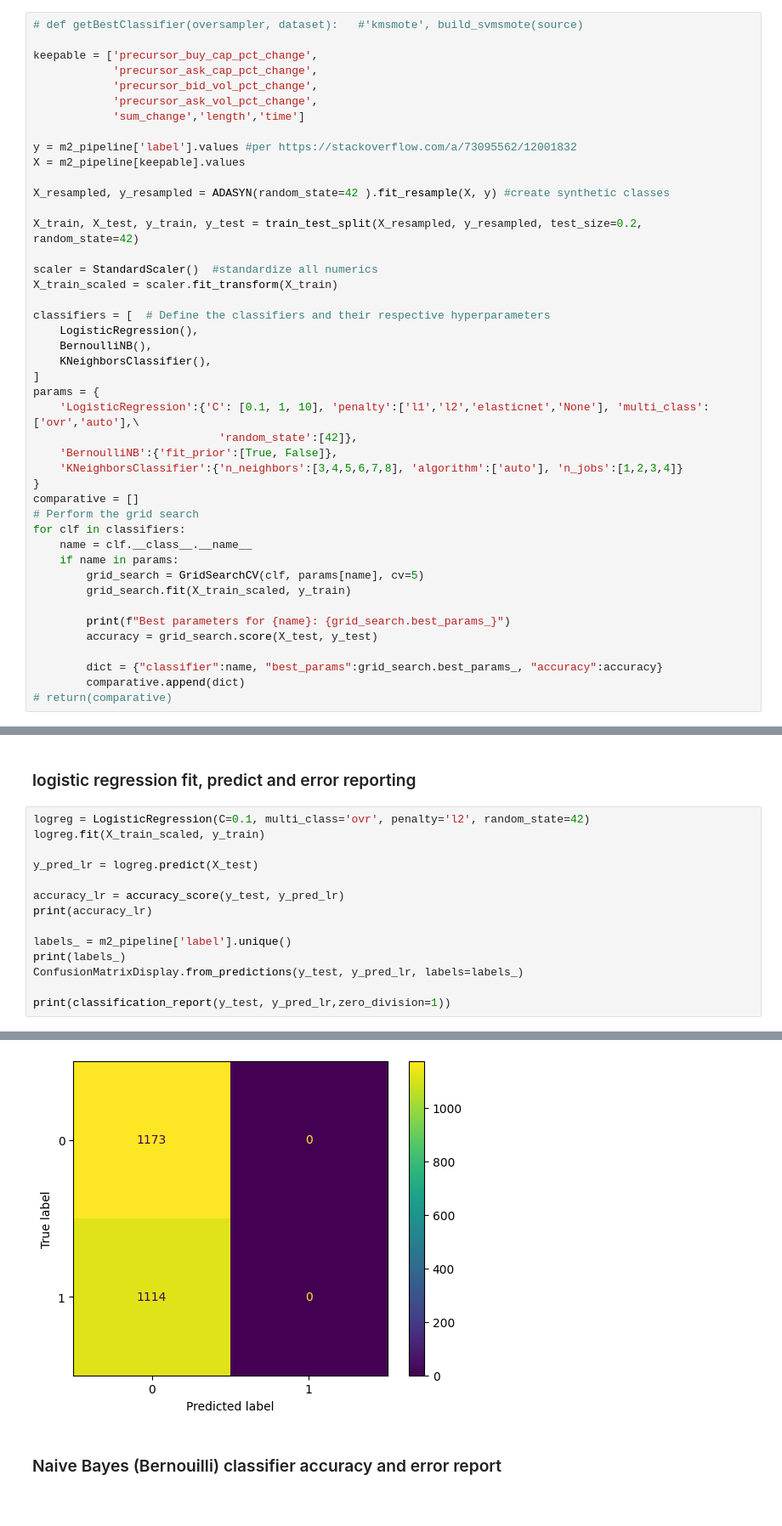
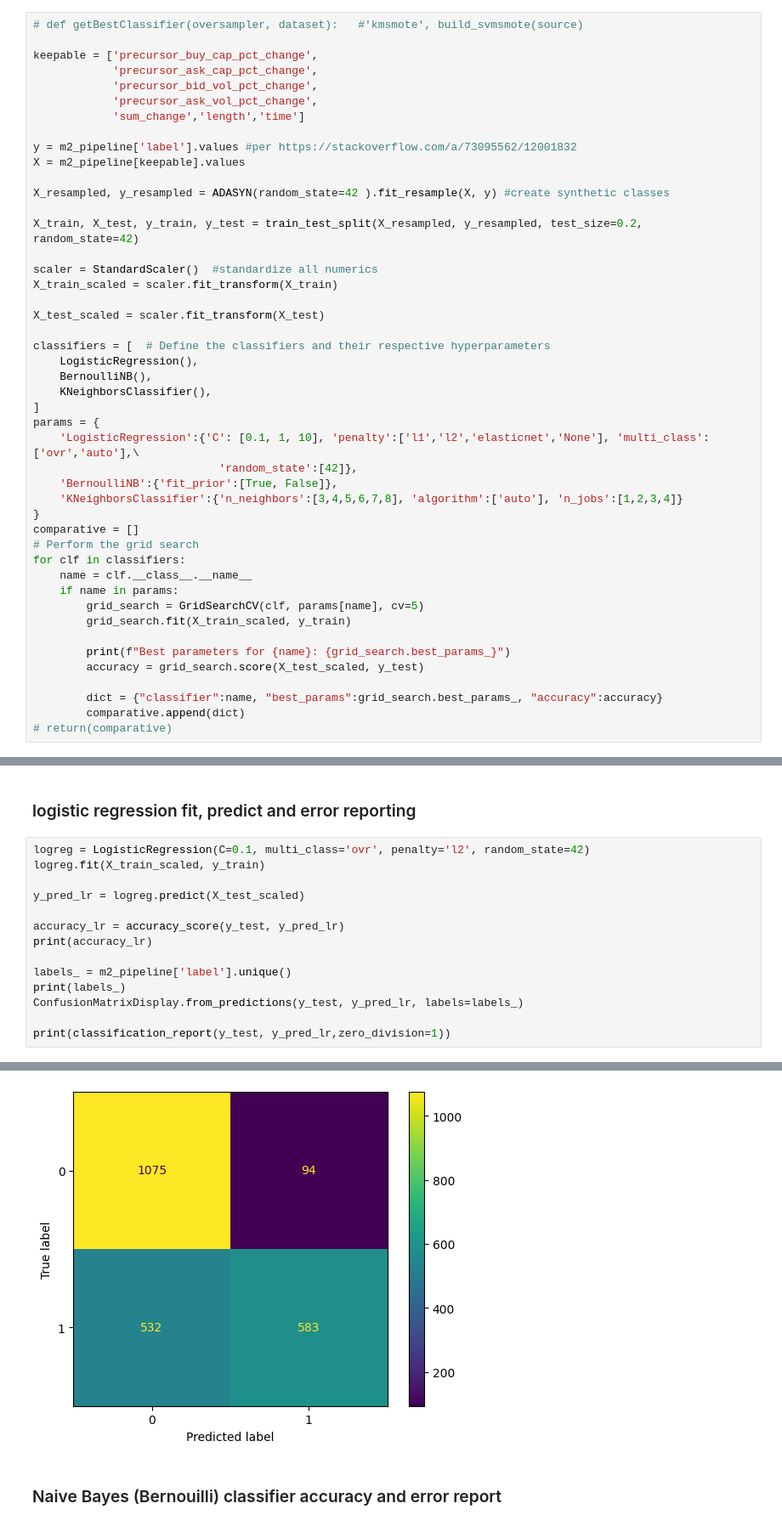
Before and after one commit to stefanbund/grus-code, a Jupyter notebook: ver5-ordinal-binning-grid-searches/4 -- SMOTE data, binary bins no cluster/build_SMOTE.ipynb, the cells around one changed output, grey strips where cells are left out. Shown: that part at 85% size. Cells and saved outputs as stored; diff of their text form.

```diff
--- a/ver5-ordinal-binning-grid-searches/4 -- SMOTE data, binary bins no cluster/build_SMOTE.ipynb
+++ b/ver5-ordinal-binning-grid-searches/4 -- SMOTE data, binary bins no cluster/build_SMOTE.ipynb
@@ -178,6 +178,8 @@ X_train, X_test, y_train, y_test = train_test_split(X_resampled, y_resampled, te
 
 scaler = StandardScaler()  #standardize all numerics
 X_train_scaled = scaler.fit_transform(X_train)
+
+X_test_scaled = scaler.fit_transform(X_test)
 
 classifiers = [  # Define the classifiers and their respective hyperparameters
     LogisticRegression(),
@@ -199,7 +201,7 @@ for clf in classifiers:
         grid_search.fit(X_train_scaled, y_train)
 
         print(f"Best parameters for {name}: {grid_search.best_params_}")
-        accuracy = grid_search.score(X_test, y_test)
+        accuracy = grid_search.score(X_test_scaled, y_test)
 
         dict = {"classifier":name, "best_params":grid_search.best_params_, "accuracy":accuracy}
         comparative.append(dict)
@@ -420,7 +422,7 @@ DataFrame.applymap has been deprecated. Use DataFrame.map instead.
 logreg = LogisticRegression(C=0.1, multi_class='ovr', penalty='l2', random_state=42)
 logreg.fit(X_train_scaled, y_train)
 
-y_pred_lr = logreg.predict(X_test)
+y_pred_lr = logreg.predict(X_test_scaled)
 
 accuracy_lr = accuracy_score(y_test, y_pred_lr)
 print(accuracy_lr)
@@ -444,4 +446,4 @@ weighted avg       0.75      0.51      0.35      2287
-[figure, old version]
+[figure, new version]
 # %% [markdown]
 ### Naive Bayes (Bernouilli) classifier accuracy and error report
 # %%
```
Also changed, not shown: parts of 12 cells of this notebook.
